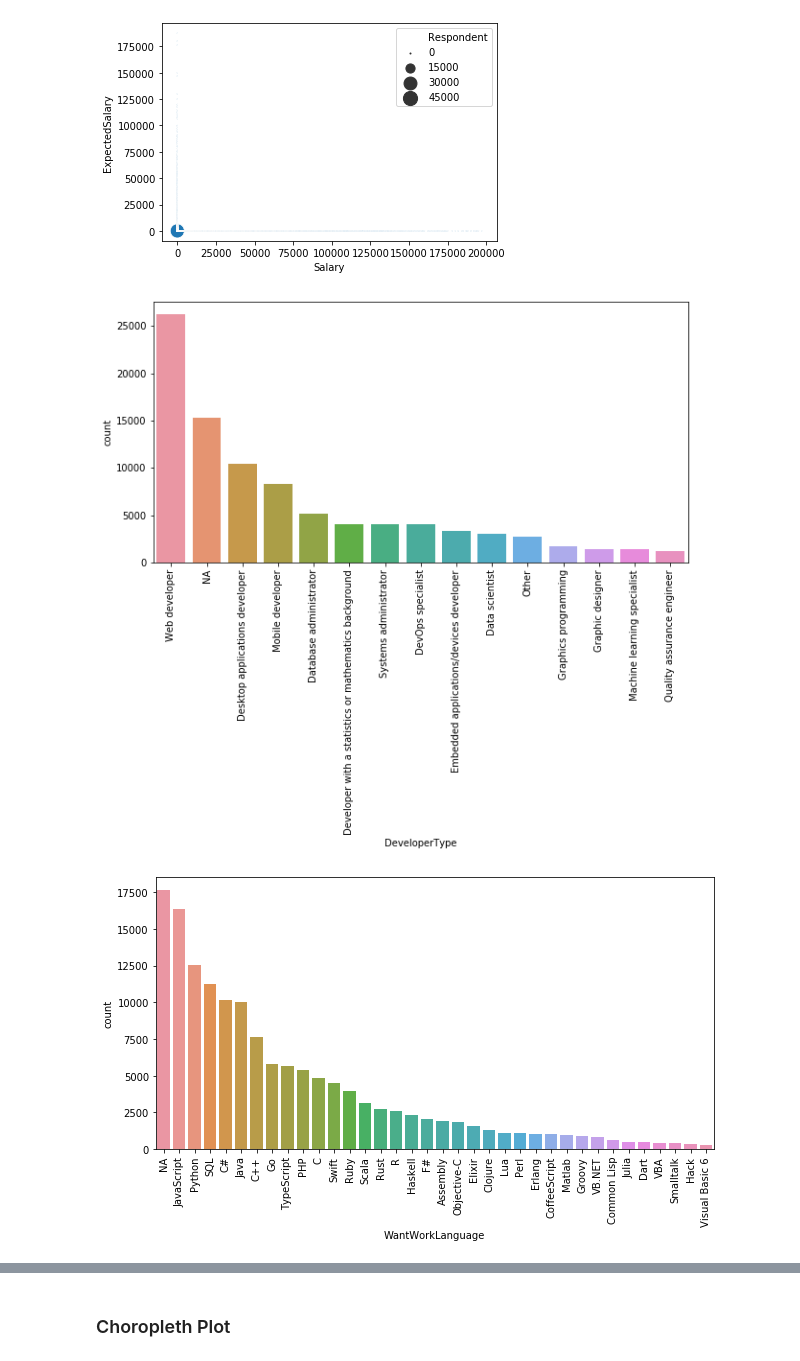
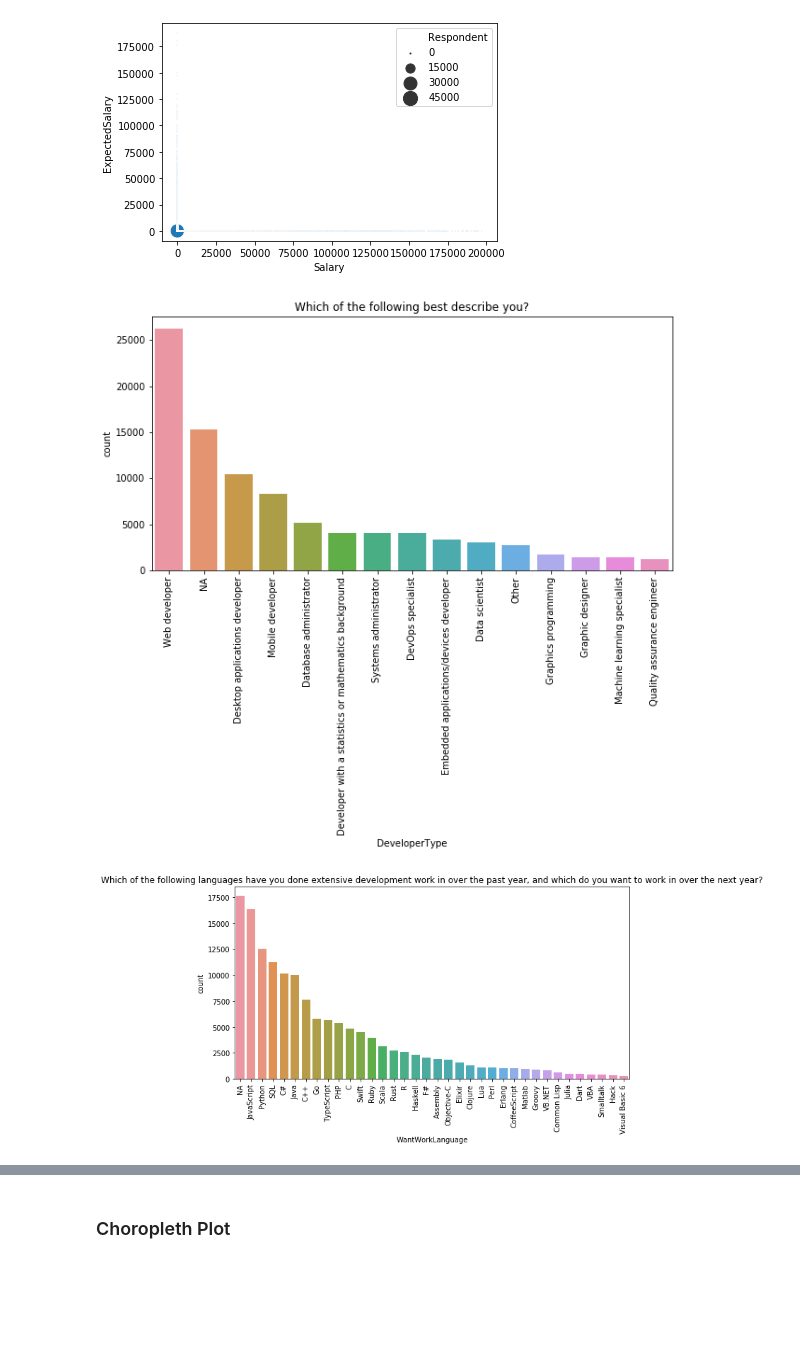
Before and after one commit to PavanKB/stackoverflow_survey, a Jupyter notebook: data_exploration.ipynb, the cells around one changed output, grey strips where cells are left out. Drawn from its saved outputs; the diff is of its cells as text; code cells hidden in the pictures; blank space fills up the shorter version.

```diff
--- a/data_exploration.ipynb
+++ b/data_exploration.ipynb
@@ -12,5 +14,6 @@ from so.utils import get_na_summary, get_col_unique_val, one_hot_encode
 # %%
 raw_data = pd.read_csv(r'.\so-survey-2017\survey_results_public.csv')
+meta_data = pd.read_csv(r'.\so-survey-2017\survey_meta.csv')
 # %%
 raw_data.shape
 # %% [output]
@@ -439,17 +527,19 @@ col = 'DeveloperType'
 encode_df = one_hot_encode(df=raw_data, index_col='Respondent', value_col=col, sep="; ")
 plot_df = encode_df.melt(id_vars ='Respondent', var_name=col)
 plot_df = plot_df[plot_df['value']]
-plot_col_dist(plot_df, col)
+
+plot_col_dist(plot_df, col, title=meta_data.loc[meta_data.Column == col, 'Question'].values[0])
 # %% [output]
-[figure, old version]
+[figure, new version]
 # %%
 col = 'WantWorkLanguage'
 encode_df = one_hot_encode(df=raw_data, index_col='Respondent', value_col=col, sep="; ")
 plot_df = encode_df.melt(id_vars ='Respondent', var_name=col)
 plot_df = plot_df[plot_df['value']]
-plot_col_dist(plot_df, col)
+
+plot_col_dist(plot_df, col, title=meta_data.loc[meta_data.Column == col, 'Question'].values[0])
 # %% [output]
-[figure, old version]
+[figure, new version]
 # %%
 col = 'HaveWorkedLanguage'
 encode_df = one_hot_encode(df=raw_data, index_col='Respondent', value_col=col, sep="; ")
```
Also changed, not shown: parts of 75 cells of this notebook, 1 other file.
